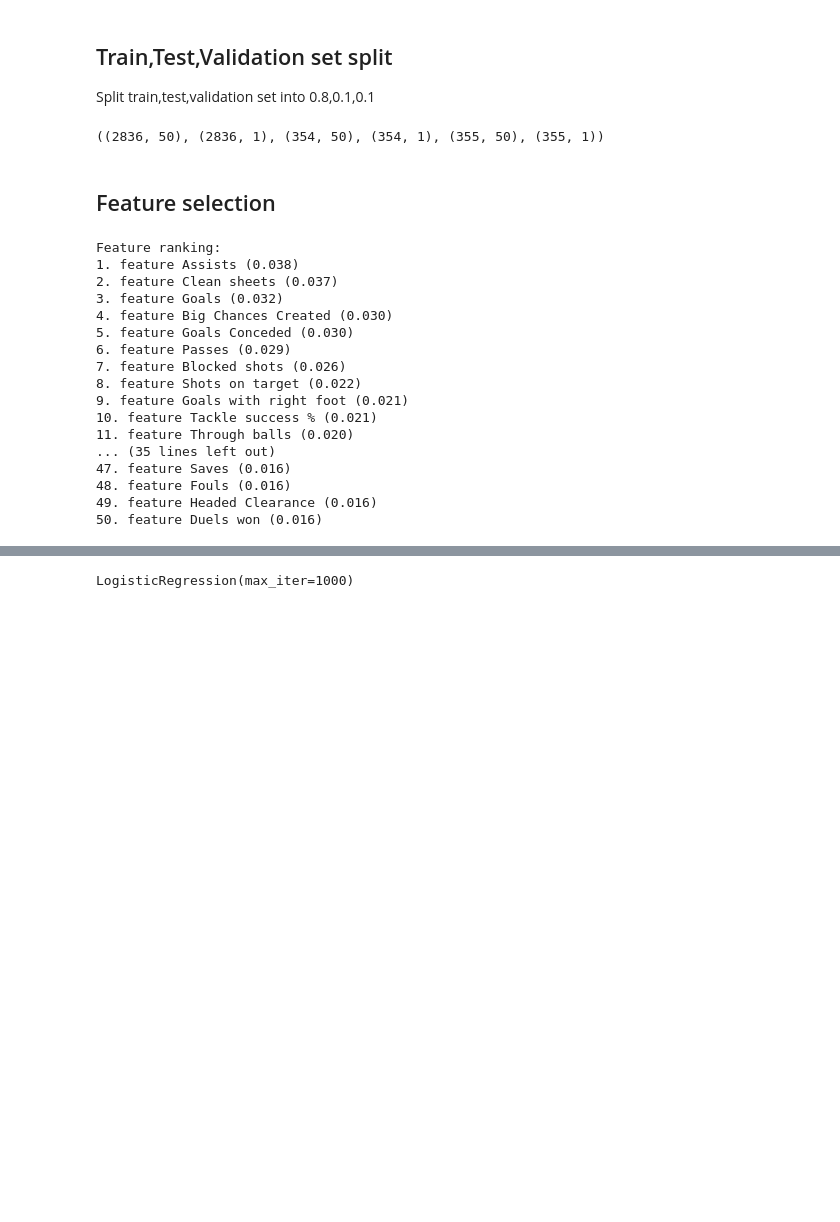
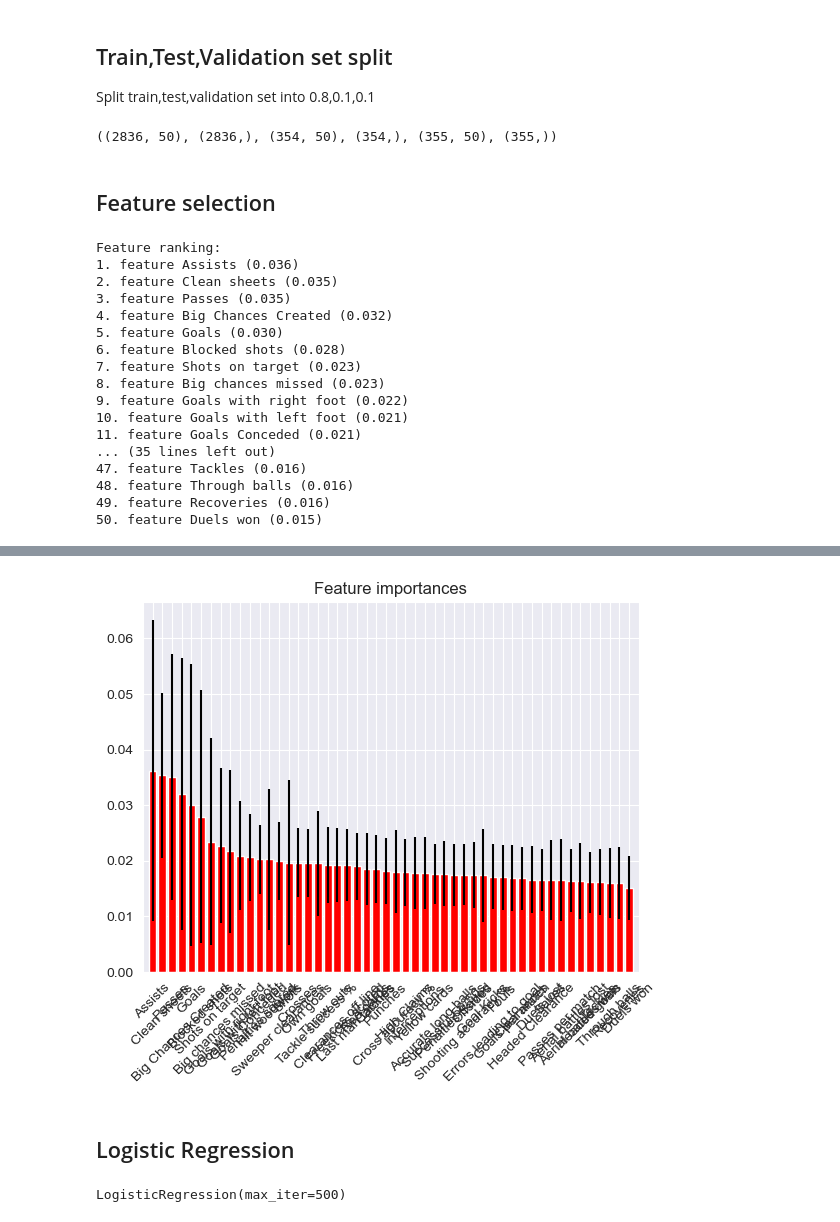
Before and after one commit to ho7221/ML_term_project, a Jupyter notebook: rhj_attempt_8.ipynb, the cells around one changed output, grey strips where cells are left out. Cells and saved outputs as stored; diff of their text form; code cells hidden in the pictures; blank space fills up the shorter version.

```diff
--- a/rhj_attempt_8.ipynb
+++ b/rhj_attempt_8.ipynb
@@ -19,7 +20,7 @@ val=['Away','Draw','Home']
 df_diff['Result']=np.select(cond,val)
 df_diff=df_diff.drop(columns=['Score'])
 X=df_diff.iloc[:,:-1]
-y=df_diff.iloc[:,-1:]
+y=df_diff.iloc[:,-1:].values.ravel()
 # %%
 scaler = StandardScaler().fit(X)
 X_scaled = scaler.transform(X)
@@ -32,12 +33,12 @@ X_test,X_val,y_test,y_val=train_test_split(X_test,y_test,test_size=0.5)
 # %%
 X_train.shape, y_train.shape, X_test.shape, y_test.shape, X_val.shape, y_val.shape
 # %% [output]
-((2836, 50), (2836, 1), (354, 50), (354, 1), (355, 50), (355, 1))
+((2836, 50), (2836,), (354, 50), (354,), (355, 50), (355,))
 # %% [markdown]
 ## Feature selection
 # %%
 forest=RandomForestClassifier()
-forest.fit(X_train,y_train.values.ravel())
+forest.fit(X_train,y_train)
 importances = forest.feature_importances_
 std = np.std([tree.feature_importances_ for tree in forest.estimators_], axis=0)
 indices = np.argsort(importances)[::-1]
@@ -58,19 +59,19 @@ plt.xlim([-1, X.shape[1]])
 plt.show()
 # %% [output]
 Feature ranking:
-1. feature Assists (0.038)
-2. feature Clean sheets (0.037)
-3. feature Goals (0.032)
-4. feature Big Chances Created (0.030)
-5. feature Goals Conceded (0.030)
-6. feature Passes (0.029)
-7. feature Blocked shots (0.026)
-8. feature Shots on target (0.022)
-9. feature Goals with right foot (0.021)
-10. feature Tackle success % (0.021)
-11. feature Through balls (0.020)
+1. feature Assists (0.036)
+2. feature Clean sheets (0.035)
+3. feature Passes (0.035)
+4. feature Big Chances Created (0.032)
+5. feature Goals (0.030)
+6. feature Blocked shots (0.028)
+7. feature Shots on target (0.023)
+8. feature Big chances missed (0.023)
+9. feature Goals with right foot (0.022)
+10. feature Goals with left foot (0.021)
+11. feature Goals Conceded (0.021)
 ... (35 lines left out)
-47. feature Saves (0.016)
-48. feature Fouls (0.016)
-49. feature Headed Clearance (0.016)
-50. feature Duels won (0.016)
+47. feature Tackles (0.016)
+48. feature Through balls (0.016)
+49. feature Recoveries (0.016)
+50. feature Duels won (0.015)
@@ -78,7 +78,10 @@ ImportError: cannot import name '_check_savefig_extra_args' from 'matplotlib.bac
+[figure, added]
+# %% [markdown]
+## Logistic Regression
 # %%
-model = LogisticRegression()
-model.max_iter=1000
-model.fit(X_train, y_train)
+clf = LogisticRegression()
+clf.max_iter=500
+clf.fit(X_train, y_train)
 # %% [output]
-LogisticRegression(max_iter=1000)
+LogisticRegression(max_iter=500)
 # %%
```
Also changed, not shown: parts of 25 cells of this notebook.
